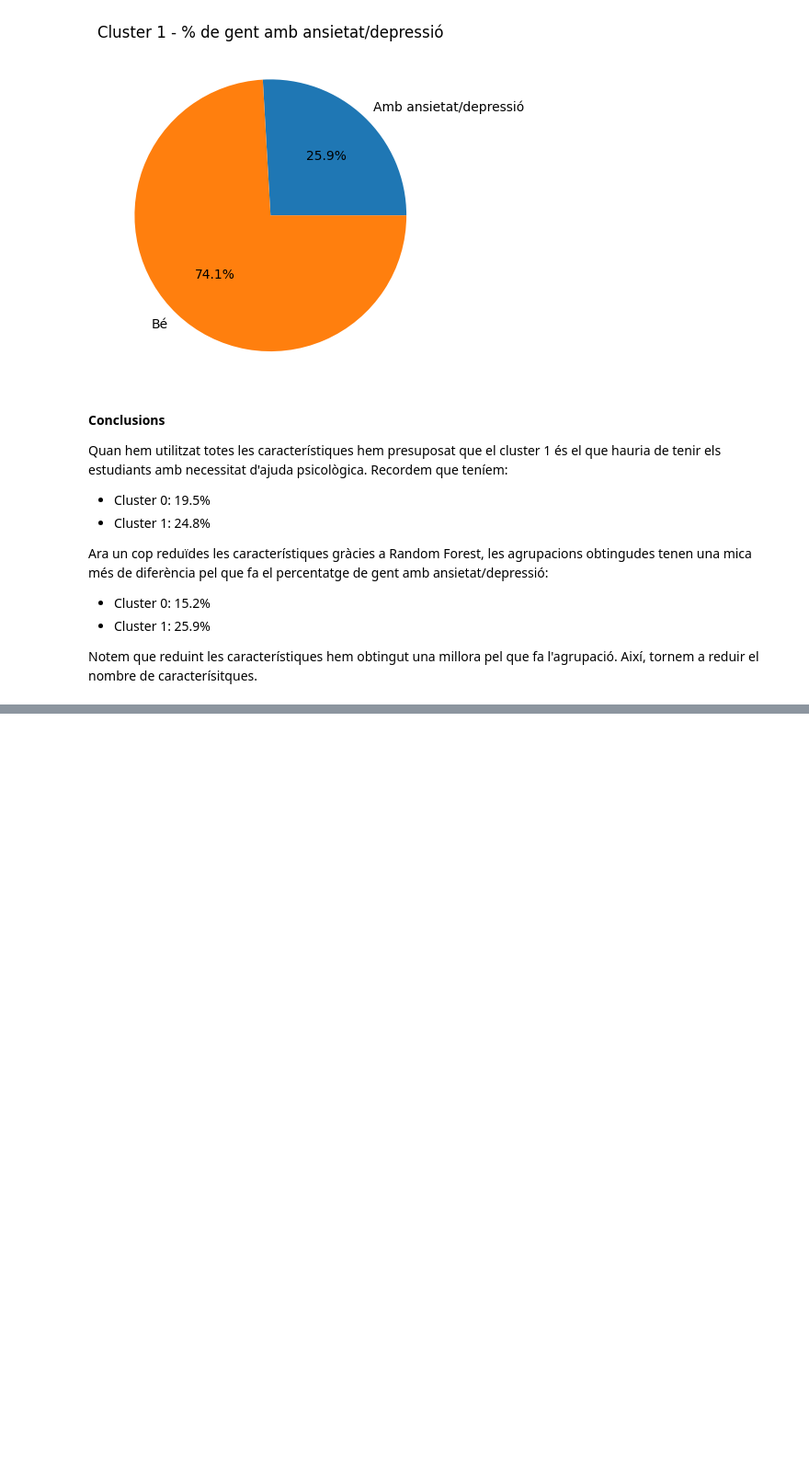
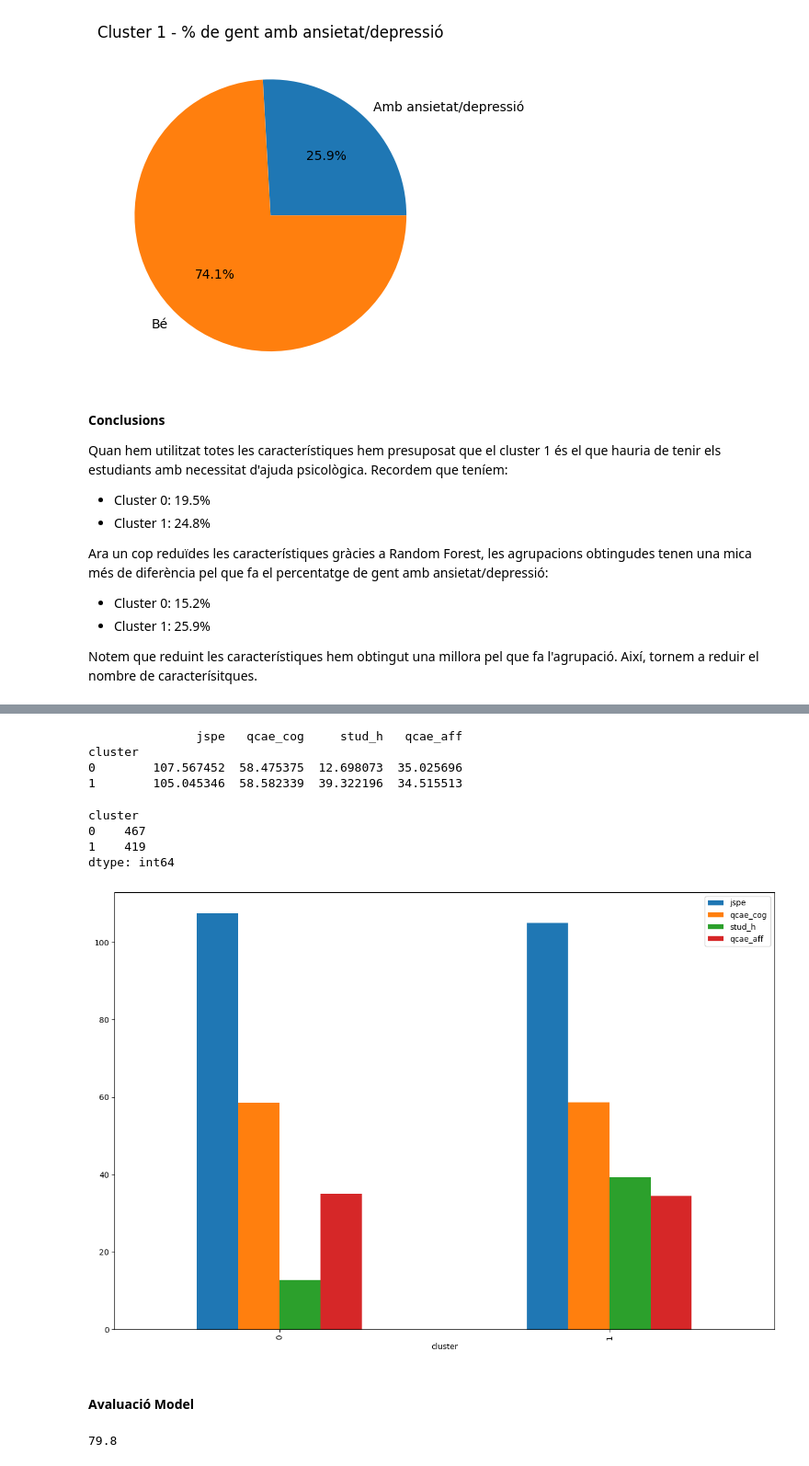
Before and after one commit to DCC-UAB/ACproject-07, a Jupyter notebook: codi/SpectralClustering.ipynb, the cells around one changed output, grey strips where cells are left out. Shown at 92% size. Drawn from its saved outputs; the diff is of its cells as text; code cells hidden in the pictures; blank space fills up the shorter version.

```diff
--- a/codi/SpectralClustering.ipynb
+++ b/codi/SpectralClustering.ipynb
@@ -376,0 +439,35 @@ Notem que reduint les característiques hem obtingut una millora pel que fa l'ag
+# %%
+# Grouping the data frame by cluster to get the properties of each cluster
+cluster_grouped = df_clustered.groupby('cluster')
+cluster_properties = cluster_grouped.mean()
+
+# Printing the properties of each cluster (mean values of the variables)
+print(cluster_properties)
+# %% [output]
+               jspe   qcae_cog     stud_h   qcae_aff
+cluster
+0        107.567452  58.475375  12.698073  35.025696
+1        105.045346  58.582339  39.322196  34.515513
+# %%
+# Getting the number of patients in each cluster
+total_cluster = cluster_grouped.size()
+total_cluster
+# %% [output]
+cluster
+0    467
+1    419
+dtype: int64
+# %%
+cluster_properties.plot(kind='bar', figsize=(15, 10))
+plt.show()
+# %% [output]
+[figure, added]
+# %% [markdown]
+#### Avaluació Model
+# %%
+cesd_max = 56
+stai_t_max = 77
+threshold = (cesd_max+stai_t_max)*0.6
+threshold
+# %% [output]
+79.8
```
Also changed, not shown: parts of 54 cells of this notebook.
